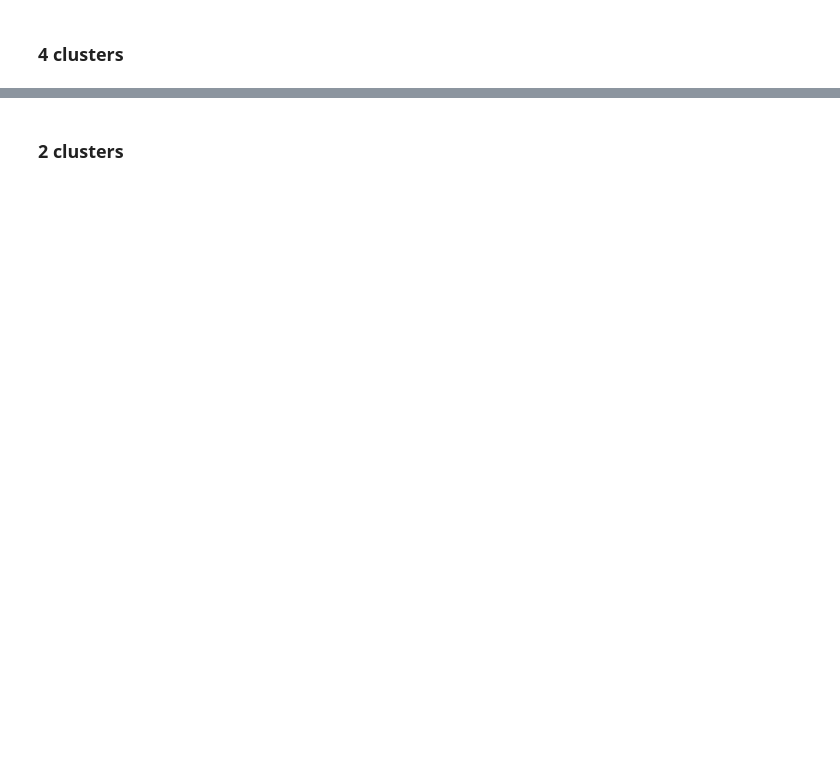
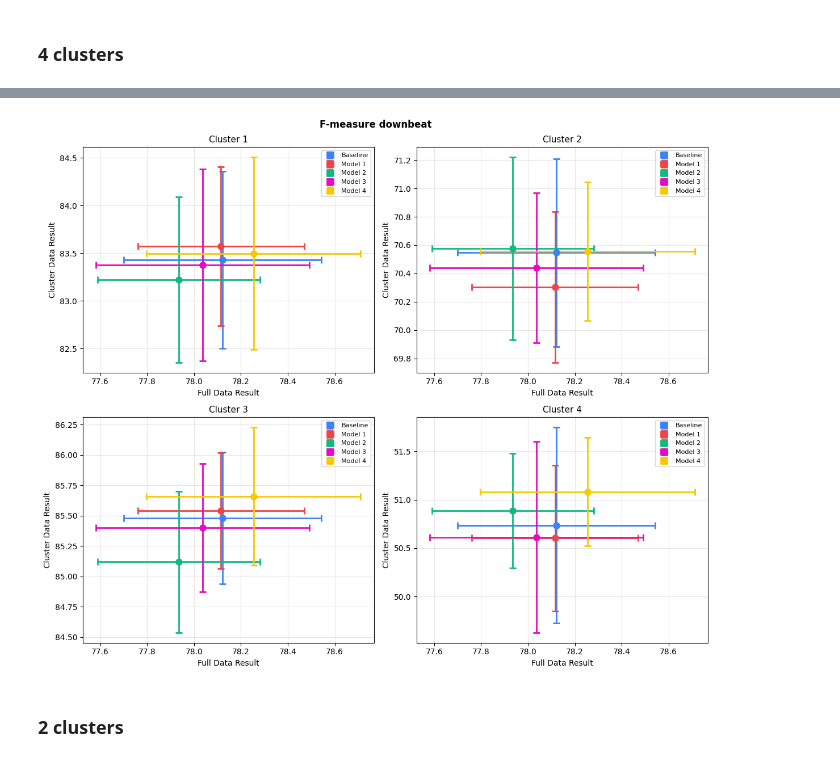
Before and after one commit to PulyaPolya/beat_this, a Jupyter notebook: results_evaluation.ipynb, the cells around one changed output, grey strips where cells are left out. Cells and saved outputs as stored; diff of their text form; code cells hidden in the pictures; blank space fills up the shorter version.

```diff
--- a/results_evaluation.ipynb
+++ b/results_evaluation.ipynb
@@ -3118,7 +3157,7 @@ for model_name in names:
 df_total = pd.concat (df_total, axis=0)
 df_total
 # %%
-names =["paper_baseline_99","cluster_1_trial_10", "cluster_2_trial_16", "cluster_3_trial_72", "cluster_4_trial_43"] #"baseline_hpo_trial_12_best"
+names =["baseline_hpo_trial_12_best","cluster_1_trial_10", "cluster_2_trial_16", "cluster_3_trial_72", "cluster_4_trial_43"] #"baseline_hpo_trial_12_best"
 cluster_config =  "clusters4_layer12"
 df_path= "data_cluster_assignments/df_cmeans_12_4clusters_new.csv"
 type = "downbeat"
@@ -3135,7 +3203,7 @@ df_total
 seeds = [0,1,2,3,4,5,6,7,8,9]
 dataframes = []
 json_path = "json_test_scores"
-names =["paper_baseline_99","cluster_1_trial_10", "cluster_2_trial_16", "cluster_3_trial_72", "cluster_4_trial_43"] #"baseline_hpo_trial_12_best"
+names =["baseline_hpo_trial_12_best","cluster_1_trial_10", "cluster_2_trial_16", "cluster_3_trial_72", "cluster_4_trial_43"] #"baseline_hpo_trial_12_best", "paper_baseline_99"
 cluster_config =  "clusters4_layer12"
 df_path= "data_cluster_assignments/df_cmeans_12_4clusters_new.csv"
 type = "downbeat"
@@ -3150,54 +3234,56 @@ dataframes[0]
 import matplotlib.pyplot as plt
 import numpy as np
 
-# Assuming you have a list of dataframes and corresponding cluster names
-#dataframes = [df_total_cluster1, df_total_cluster2, df_total_cluster3, ...]  # Your dataframes
-cluster_names = ['cluster 1', 'cluster 2', 'cluster 3', 'cluster 4']  # Your cluster names
+n_clusters = len(dataframes)
+cluster_names = [f"Cluster {i+1}" for i  in range (n_clusters)]
 
-models =names
+models =["Baseline"] + [f"Model {i+1}" for i  in range (n_clusters)]
 colors = ['#3b82f6', '#ef4444', '#10b981', "#e60bc1", "#f6c901"]
 
 # Calculate number of rows needed (2 columns)
-n_clusters = len(dataframes)
+
 n_rows = (n_clusters + 1) // 2  # Ceiling division
 
 # Create subplots
 fig, axes = plt.subplots(n_rows, 2, figsize=(12, 5 * n_rows))
-fig.suptitle(f'{metric}', fontsize=12, fontweight='bold')
+fig.suptitle(f'{metric.replace ("_", " ")}', fontsize=12, fontweight='bold')
 
 # Flatten axes array for easier iteration
 axes = axes.flatten() if n_clusters > 1 else [axes]
 
 # Plot for each cluster
 for idx, (df_total, cluster) in enumerate(zip(dataframes, cluster_names)):
     ax = axes[idx]
 
     # Get scores for this cluster
     full_scores_mean, full_scores_std, cluster_scores_mean, cluster_scores_std = get_scores_from_table(df_total)
 
     # Plot each model with error bars
     for i, model in enumerate(models):
         ax.errorbar(full_scores_mean[i], cluster_scores_mean[i],
                     xerr=full_scores_std[i], yerr=cluster_scores_std[i],
                     fmt='o', markersize=8, capsize=4, capthick=2,
                     color=colors[i], label=model, linewidth=2)
 
     # Customize the subplot
-    ax.set_xlabel('Full Data Result', fontsize=10, fontweight='bold')
-    ax.set_ylabel('Cluster Data Result', fontsize=10, fontweight='bold')
+    ax.set_xlabel('Full Data Result', fontsize=10, )
+    ax.set_ylabel('Cluster Data Result', fontsize=10, )
     # ax.set_ylim(0, 100)
     # ax.set_xlim(0, 100)
-    ax.set_title(f'{cluster}', fontsize=11, fontweight='bold')
+    ax.set_title(f'{cluster}', fontsize=11, )
     ax.legend(loc='best', fontsize=8)
     ax.grid(True, alpha=0.3)
 
 # Hide any unused subplots if odd number of clusters
 if n_clusters % 2 != 0:
     axes[-1].set_visible(False)
 
 # Adjust layout and display
 plt.tight_layout()
+plt.savefig("figures/4_cluster_errors.pdf")
 plt.show()
+# %% [output]
+[figure, added]
 # %% [markdown]
 ### 2 clusters
 # %%
```
Also changed, not shown: parts of 7 cells of this notebook.
